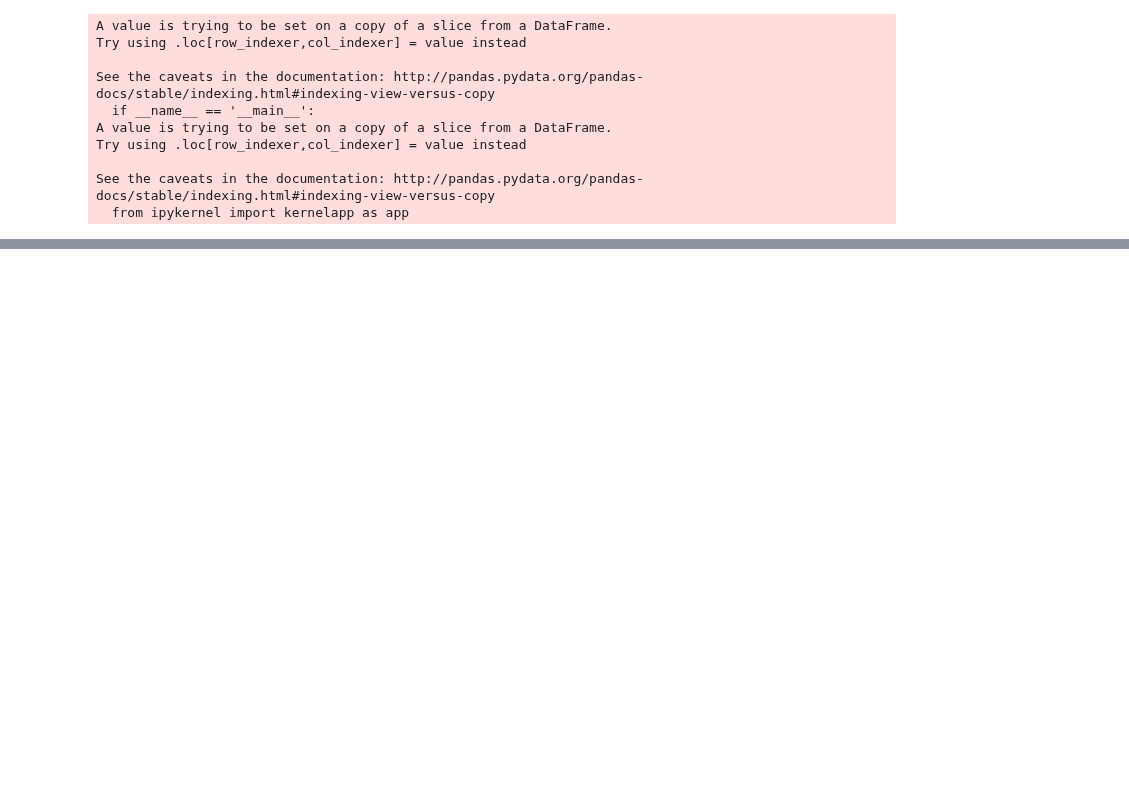
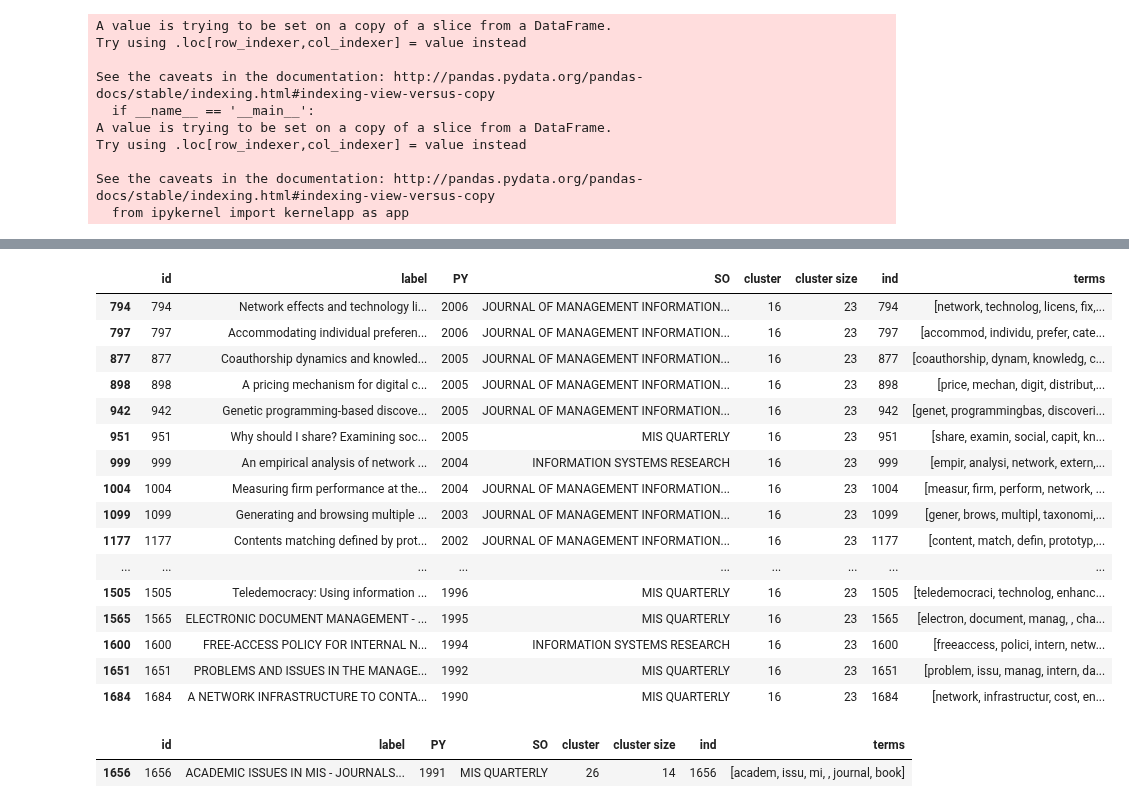
Before and after one commit to Moqri/KnowledgeMap, a Jupyter notebook: analysis/clustering.ipynb, the cells around one changed output, grey strips where cells are left out. Cells and saved outputs as stored; diff of their text form; code cells hidden in the pictures; blank space fills up the shorter version.

```diff
--- a/analysis/clustering.ipynb
+++ b/analysis/clustering.ipynb
@@ -179,3 +158,28 @@ dg
+# %%
+df[df.cluster==16]
+# %% [output]
+|  | id | label | PY | SO | cluster | cluster size | ind | terms |
+| 794 | 794 | Network effects and technology li... | 2006 | JOURNAL OF MANAGEMENT INFORMATION... | 16 | 23 | 794 | [network, technolog, licens, fix,... |
+| 797 | 797 | Accommodating individual preferen... | 2006 | JOURNAL OF MANAGEMENT INFORMATION... | 16 | 23 | 797 | [accommod, individu, prefer, cate... |
+| 877 | 877 | Coauthorship dynamics and knowled... | 2005 | JOURNAL OF MANAGEMENT INFORMATION... | 16 | 23 | 877 | [coauthorship, dynam, knowledg, c... |
+| 898 | 898 | A pricing mechanism for digital c... | 2005 | JOURNAL OF MANAGEMENT INFORMATION... | 16 | 23 | 898 | [price, mechan, digit, distribut,... |
+| 942 | 942 | Genetic programming-based discove... | 2005 | JOURNAL OF MANAGEMENT INFORMATION... | 16 | 23 | 942 | [genet, programmingbas, discoveri... |
+| 951 | 951 | Why should I share? Examining soc... | 2005 | MIS QUARTERLY | 16 | 23 | 951 | [share, examin, social, capit, kn... |
+| 999 | 999 | An empirical analysis of network ... | 2004 | INFORMATION SYSTEMS RESEARCH | 16 | 23 | 999 | [empir, analysi, network, extern,... |
+| 1004 | 1004 | Measuring firm performance at the... | 2004 | JOURNAL OF MANAGEMENT INFORMATION... | 16 | 23 | 1004 | [measur, firm, perform, network, ... |
+| 1099 | 1099 | Generating and browsing multiple ... | 2003 | JOURNAL OF MANAGEMENT INFORMATION... | 16 | 23 | 1099 | [gener, brows, multipl, taxonomi,... |
+| 1177 | 1177 | Contents matching defined by prot... | 2002 | JOURNAL OF MANAGEMENT INFORMATION... | 16 | 23 | 1177 | [content, match, defin, prototyp,... |
+| ... | ... | ... | ... | ... | ... | ... | ... | ... |
+| 1505 | 1505 | Teledemocracy: Using information ... | 1996 | MIS QUARTERLY | 16 | 23 | 1505 | [teledemocraci, technolog, enhanc... |
+| 1565 | 1565 | ELECTRONIC DOCUMENT MANAGEMENT - ... | 1995 | MIS QUARTERLY | 16 | 23 | 1565 | [electron, document, manag, , cha... |
+| 1600 | 1600 | FREE-ACCESS POLICY FOR INTERNAL N... | 1994 | INFORMATION SYSTEMS RESEARCH | 16 | 23 | 1600 | [freeaccess, polici, intern, netw... |
+| 1651 | 1651 | PROBLEMS AND ISSUES IN THE MANAGE... | 1992 | MIS QUARTERLY | 16 | 23 | 1651 | [problem, issu, manag, intern, da... |
+| 1684 | 1684 | A NETWORK INFRASTRUCTURE TO CONTA... | 1990 | MIS QUARTERLY | 16 | 23 | 1684 | [network, infrastructur, cost, en... |
+# %%
+df[df.id==1656]
+# %% [output]
+|  | id | label | PY | SO | cluster | cluster size | ind | terms |
+| 1656 | 1656 | ACADEMIC ISSUES IN MIS - JOURNALS... | 1991 | MIS QUARTERLY | 26 | 14 | 1656 | [academ, issu, mi, , journal, book] |
 # %%
 #dendrogram=community.generate_dendrogram(G_fb)[0]
 #dendrogram
```
Also changed, not shown: parts of 8 cells of this notebook, 3 other files.
